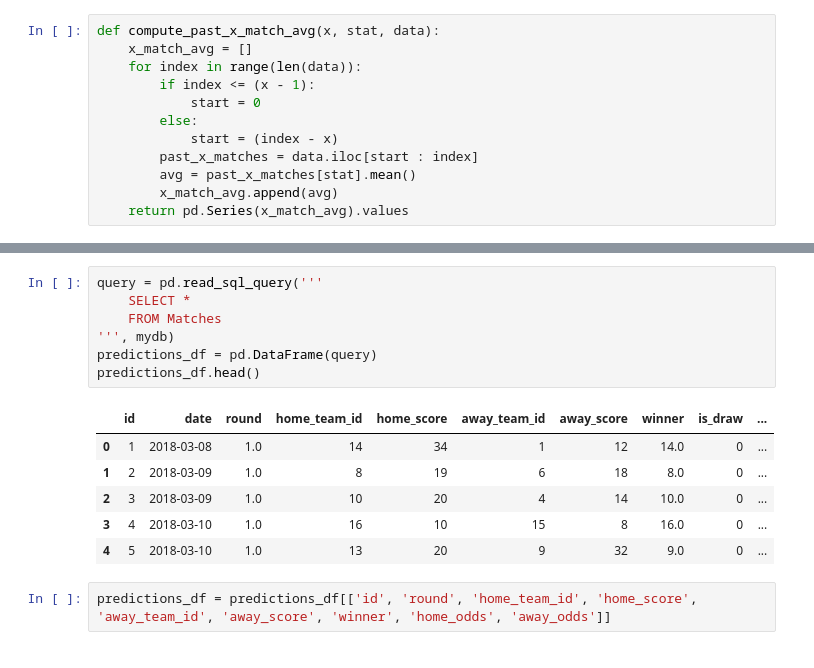
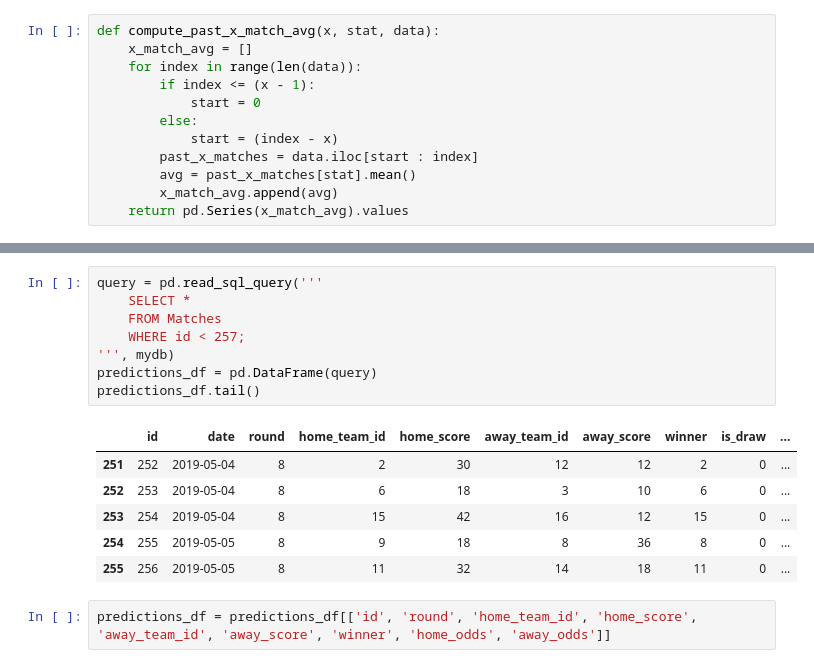
Before and after one commit to njpowers7915/NRL-match-data, a Jupyter notebook: predictions/predictions_notebook.ipynb, the cells around one changed output, grey strips where cells are left out. Drawn from its saved outputs; the diff is of its cells as text.

Commit message:
updating predictions

```diff
--- a/predictions/predictions_notebook.ipynb
+++ b/predictions/predictions_notebook.ipynb
@@ -265,16 +265,17 @@ results_df.head()
 # %%
 query = pd.read_sql_query('''
     SELECT *
     FROM Matches
+    WHERE id < 257;
 ''', mydb)
 predictions_df = pd.DataFrame(query)
-predictions_df.head()
+predictions_df.tail()
 # %% [output]
 |  | id | date | round | home_team_id | home_score | away_team_id | away_score | winner | is_draw | ... |
-| 0 | 1 | 2018-03-08 | 1.0 | 14 | 34 | 1 | 12 | 14.0 | 0 | ... |
-| 1 | 2 | 2018-03-09 | 1.0 | 8 | 19 | 6 | 18 | 8.0 | 0 | ... |
-| 2 | 3 | 2018-03-09 | 1.0 | 10 | 20 | 4 | 14 | 10.0 | 0 | ... |
-| 3 | 4 | 2018-03-10 | 1.0 | 16 | 10 | 15 | 8 | 16.0 | 0 | ... |
-| 4 | 5 | 2018-03-10 | 1.0 | 13 | 20 | 9 | 32 | 9.0 | 0 | ... |
+| 251 | 252 | 2019-05-04 | 8 | 2 | 30 | 12 | 12 | 2 | 0 | ... |
+| 252 | 253 | 2019-05-04 | 8 | 6 | 18 | 3 | 10 | 6 | 0 | ... |
+| 253 | 254 | 2019-05-04 | 8 | 15 | 42 | 16 | 12 | 15 | 0 | ... |
+| 254 | 255 | 2019-05-05 | 8 | 9 | 18 | 8 | 36 | 8 | 0 | ... |
+| 255 | 256 | 2019-05-05 | 8 | 11 | 32 | 14 | 18 | 11 | 0 | ... |
 # %%
 predictions_df = predictions_df[['id', 'round', 'home_team_id', 'home_score', 'away_team_id', 'away_score', 'winner', 'home_odds', 'away_odds']]
```
Also changed, not shown: parts of 7 cells of this notebook.
